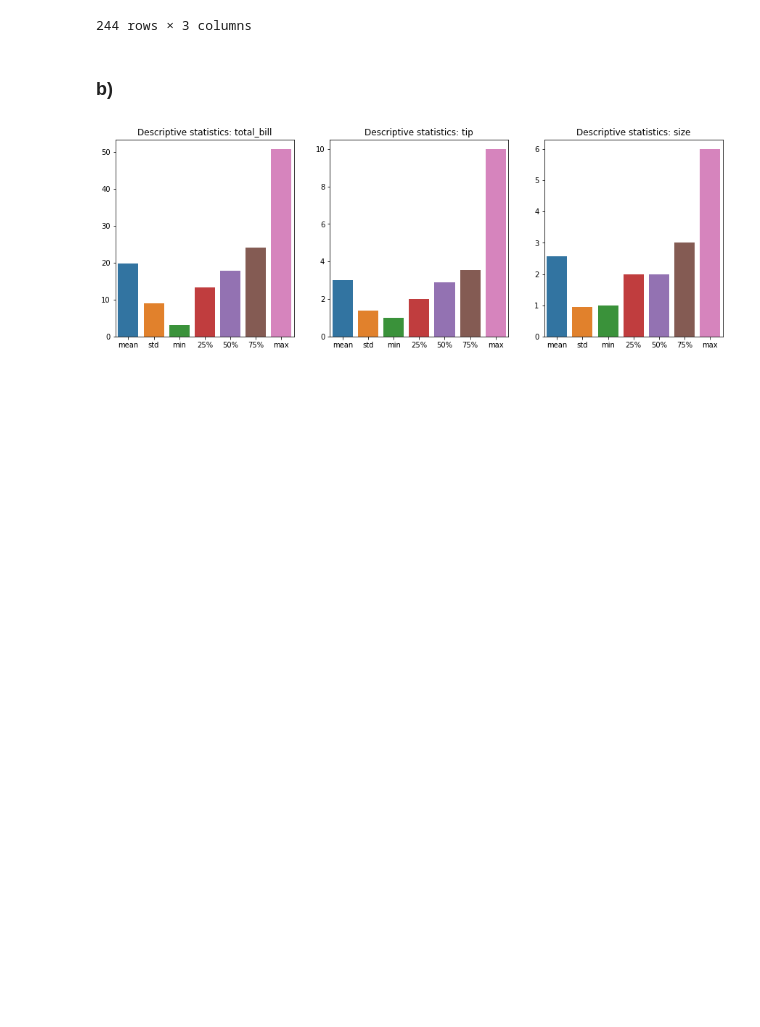
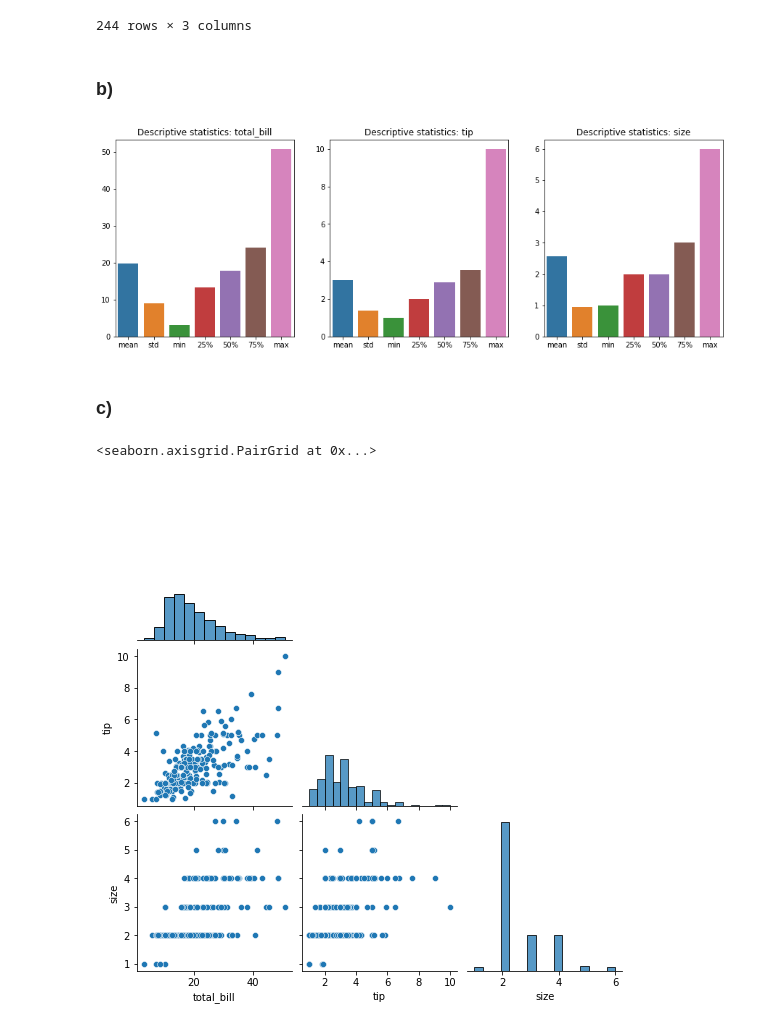
Before and after one commit to felix-tjernberg/machine-learning, a Jupyter notebook: exercises/exercise-3.ipynb, the cells around one changed output. Drawn from its saved outputs; the diff is of its cells as text; code cells hidden in the pictures; blank space fills up the shorter version.

```diff
--- a/exercises/exercise-3.ipynb
+++ b/exercises/exercise-3.ipynb
@@ -74,3 +74,10 @@ for index, column in enumerate(tips_dropped_unusable_columns.columns):
     plot_descriptive_data(axes[index], column, tips_dropped_unusable_columns[column].describe().drop("count"))
 # %% [output]
 [figure]
+# %% [markdown]
+### c)
+# %%
+seaborn.pairplot(tips_dropped_unusable_columns, corner=True)
+# %% [output]
+<seaborn.axisgrid.PairGrid at 0x...>
+[figure, added]
```
